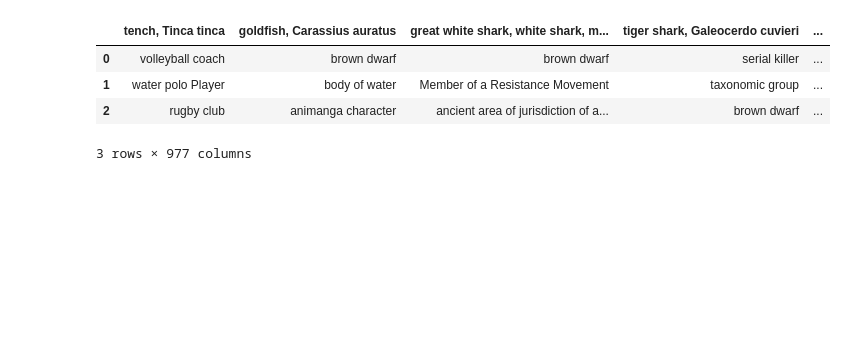
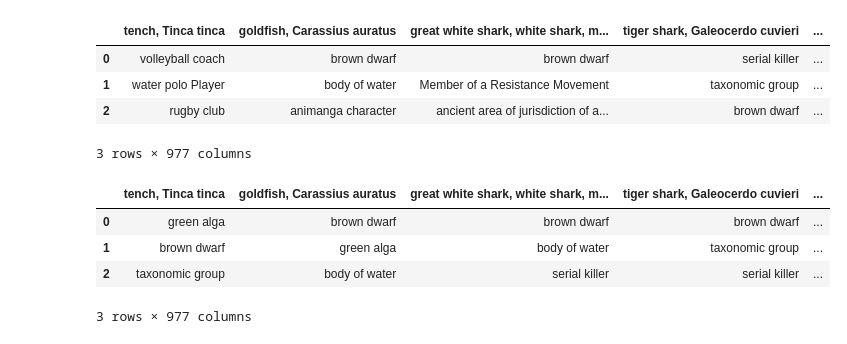
Before and after one commit to TianranWei/ISE-Linking-Entities-from-Images-to-Knowledge-Graphs, a Jupyter notebook: evaluation/evaluation.ipynb, the cells around one changed output. Drawn from its saved outputs; the diff is of its cells as text; code cells hidden in the pictures; blank space fills up the shorter version.

```diff
--- a/evaluation/evaluation.ipynb
+++ b/evaluation/evaluation.ipynb
@@ -3,7 +3,7 @@ import pandas as pd
 
 test = pd.read_csv("./files/wiki_2_vec_top3_max.csv")
 # %%
-pandas.set_option('display.max_columns', 100)
+pd.set_option('display.max_columns', 100)
 test.head(50)
 # %% [output]
 |  | tench, Tinca tinca | goldfish, Carassius auratus | great white shark, white shark, m... | tiger shark, Galeocerdo cuvieri | ... |
@@ -11,3 +11,13 @@ test.head(50)
 | 1 | water polo Player | body of water | Member of a Resistance Movement | taxonomic group | ... |
 | 2 | rugby club | animanga character | ancient area of jurisdiction of a... | brown dwarf | ... |
 3 rows × 977 columns
+# %%
+mean = pd.read_csv("./files/wiki_2_vec_top3_mean.csv")
+pd.set_option('display.max_columns', 100)
+mean.head(50)
+# %% [output]
+|  | tench, Tinca tinca | goldfish, Carassius auratus | great white shark, white shark, m... | tiger shark, Galeocerdo cuvieri | ... |
+| 0 | green alga | brown dwarf | brown dwarf | brown dwarf | ... |
+| 1 | brown dwarf | green alga | body of water | taxonomic group | ... |
+| 2 | taxonomic group | body of water | serial killer | serial killer | ... |
+3 rows × 977 columns
```
Also changed, not shown: 6 other files.
